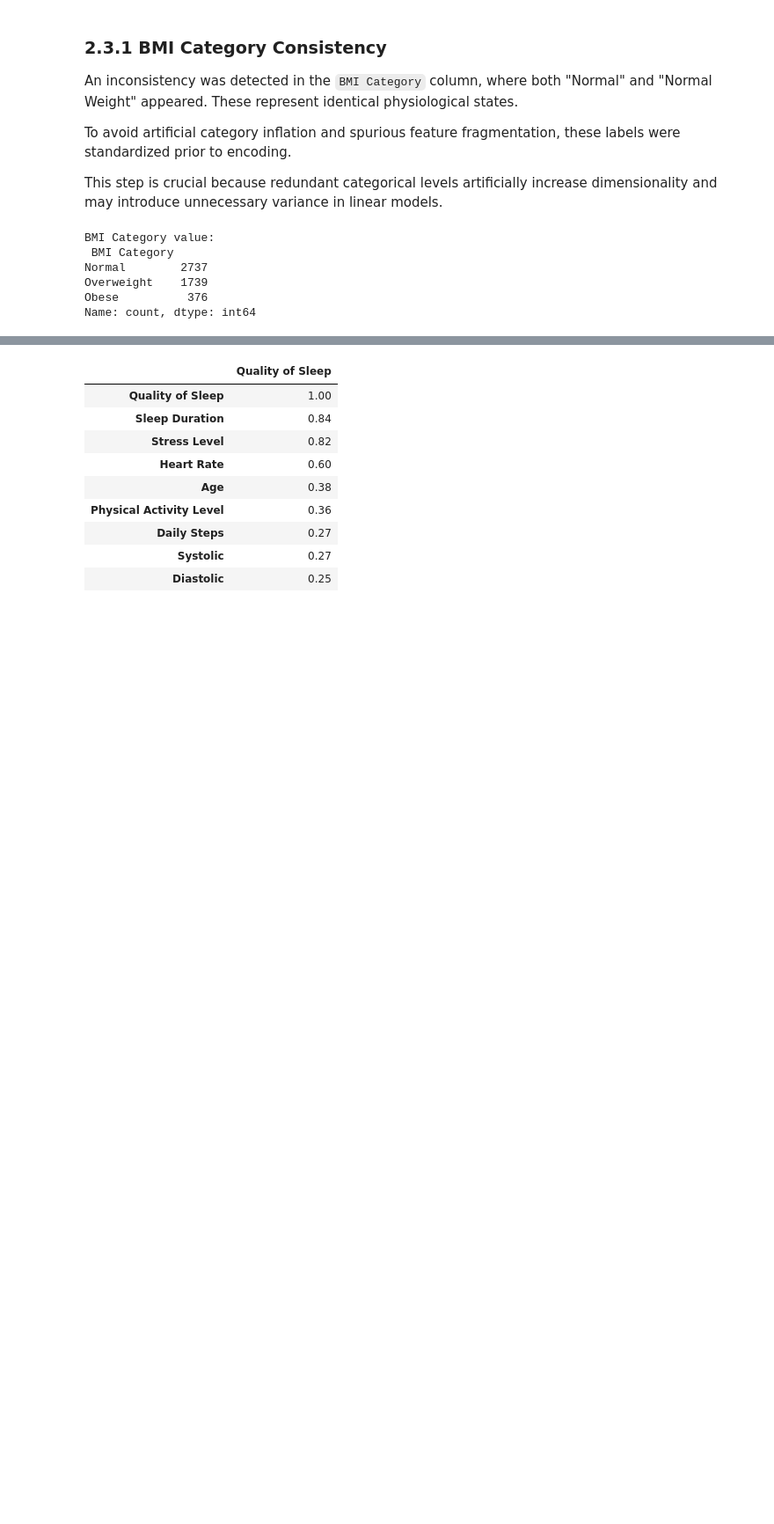
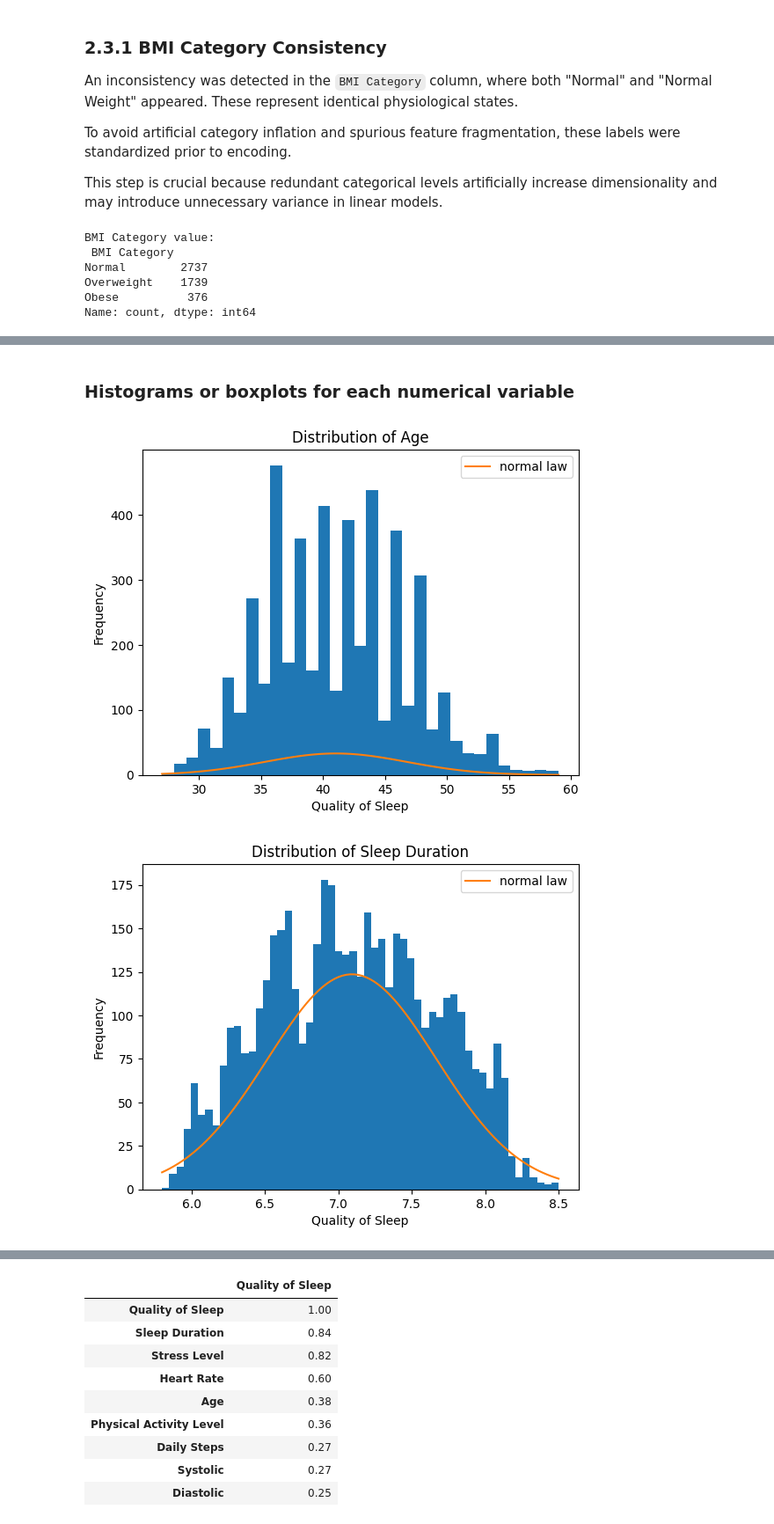
Before and after one commit to TheoHUETQC/machine-learning, a Jupyter notebook: project/quality_sleep_prediction.ipynb, the cells around one changed output, grey strips where cells are left out. Shown at 88% size. Cells and saved outputs as stored; diff of their text form; code cells hidden in the pictures; blank space fills up the shorter version.

```diff
--- a/project/quality_sleep_prediction.ipynb
+++ b/project/quality_sleep_prediction.ipynb
@@ -370,0 +545,16 @@ At the end of this stage, the dataset is fully numerical, structurally consisten
+# %% [markdown]
+### Histograms or boxplots for each numerical variable
+# %%
+num_cols = X.select_dtypes(include='number').columns
+
+for col in num_cols:
+    plt.hist(X[col], bins=X[col].nunique())
+    plot_normal_law(X[col])
+    plt.title(f"Distribution of {col}")
+    plt.xlabel("Quality of Sleep")
+    plt.ylabel("Frequency")
+    plt.legend()
+    plt.show()
+# %% [output]
+[figure, added]
+[figure, added]
```
Also changed, not shown: parts of 43 cells of this notebook.
